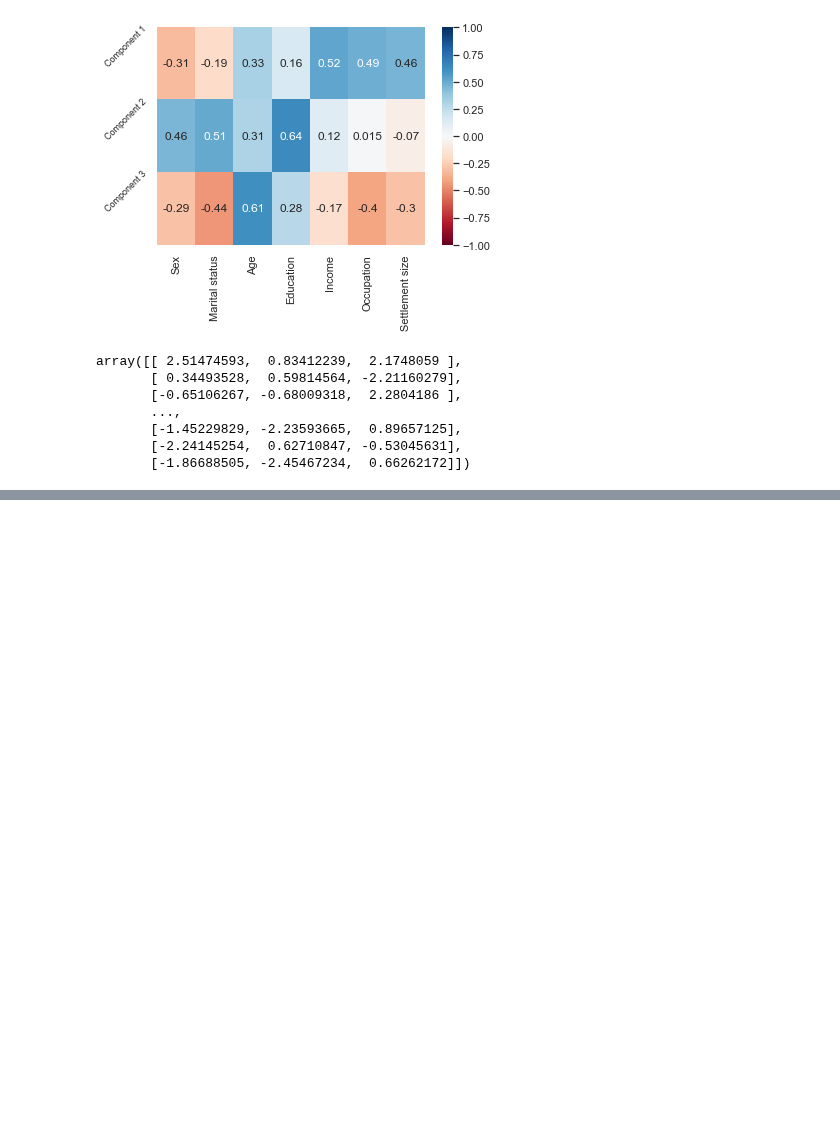
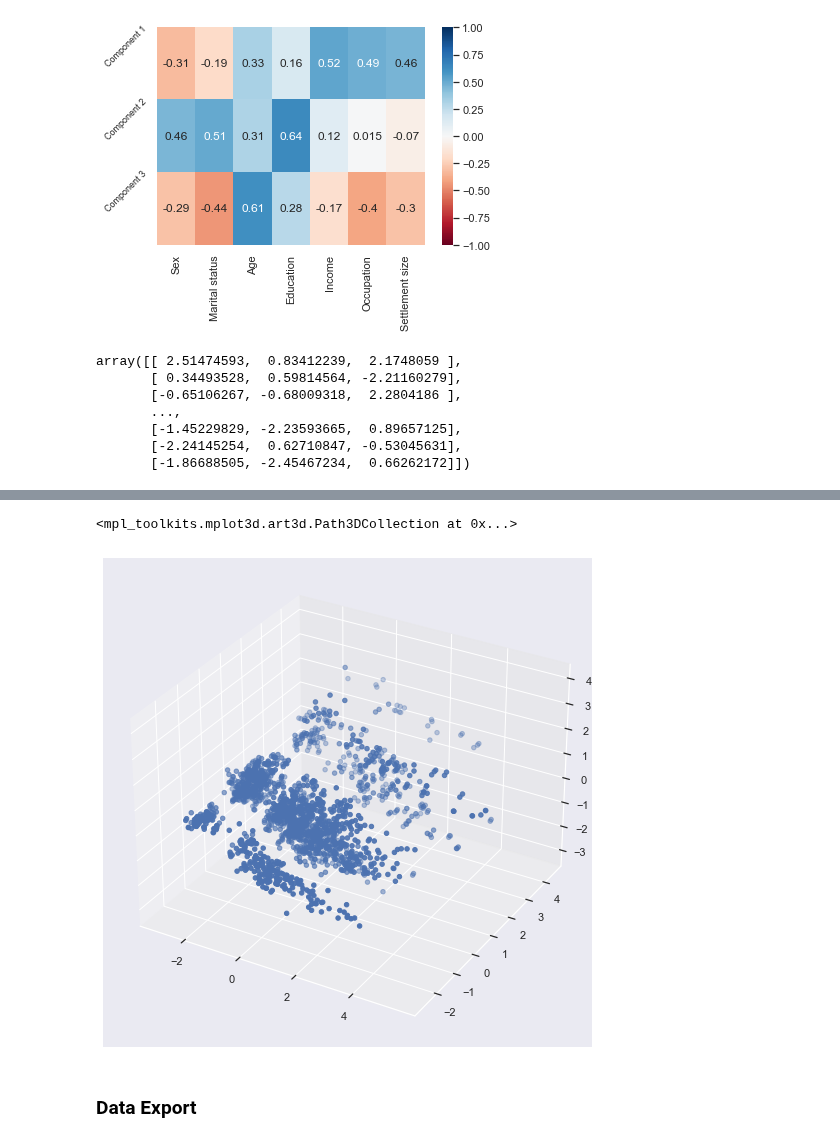
Before and after one commit to cmj123/customer_analytics_in_python, a Jupyter notebook: customer_segmentation/customer_segmentation.ipynb, the cells around one changed output, grey strips where cells are left out. Cells and saved outputs as stored; diff of their text form; code cells hidden in the pictures; blank space fills up the shorter version.

```diff
--- a/customer_segmentation/customer_segmentation.ipynb
+++ b/customer_segmentation/customer_segmentation.ipynb
@@ -322,0 +430,10 @@ scores_pca = pca.transform(segmentation_std)
+# %%
+fig = plt.figure(figsize = (10,9))
+ax = plt.axes(projection ='3d')
+ax.scatter3D(df_segm_pca_kmeans['Component 1'], df_segm_pca_kmeans['Component 2'], df_segm_pca_kmeans['Component 3'],
+              )
+# %% [output]
+<mpl_toolkits.mplot3d.art3d.Path3DCollection at 0x...>
+[figure, added]
+# %% [markdown]
+### Data Export
```
Also changed, not shown: parts of 17 cells of this notebook, 3 other files.
